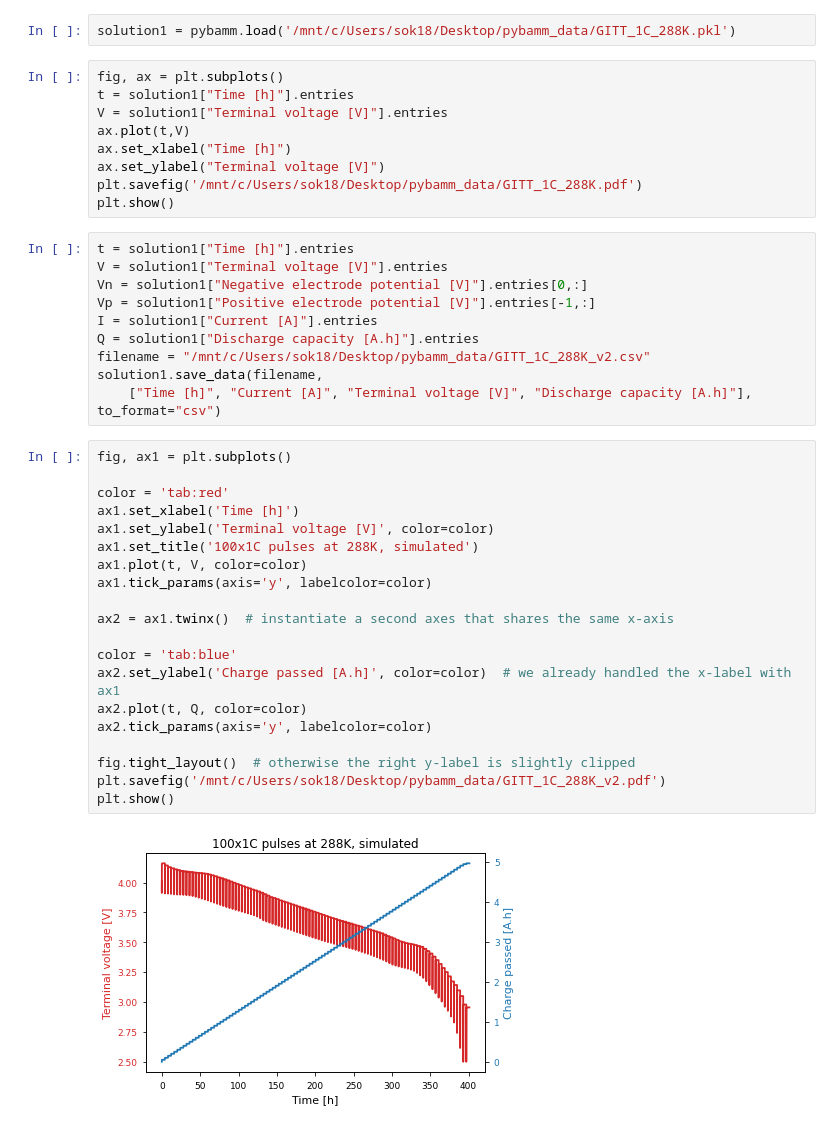
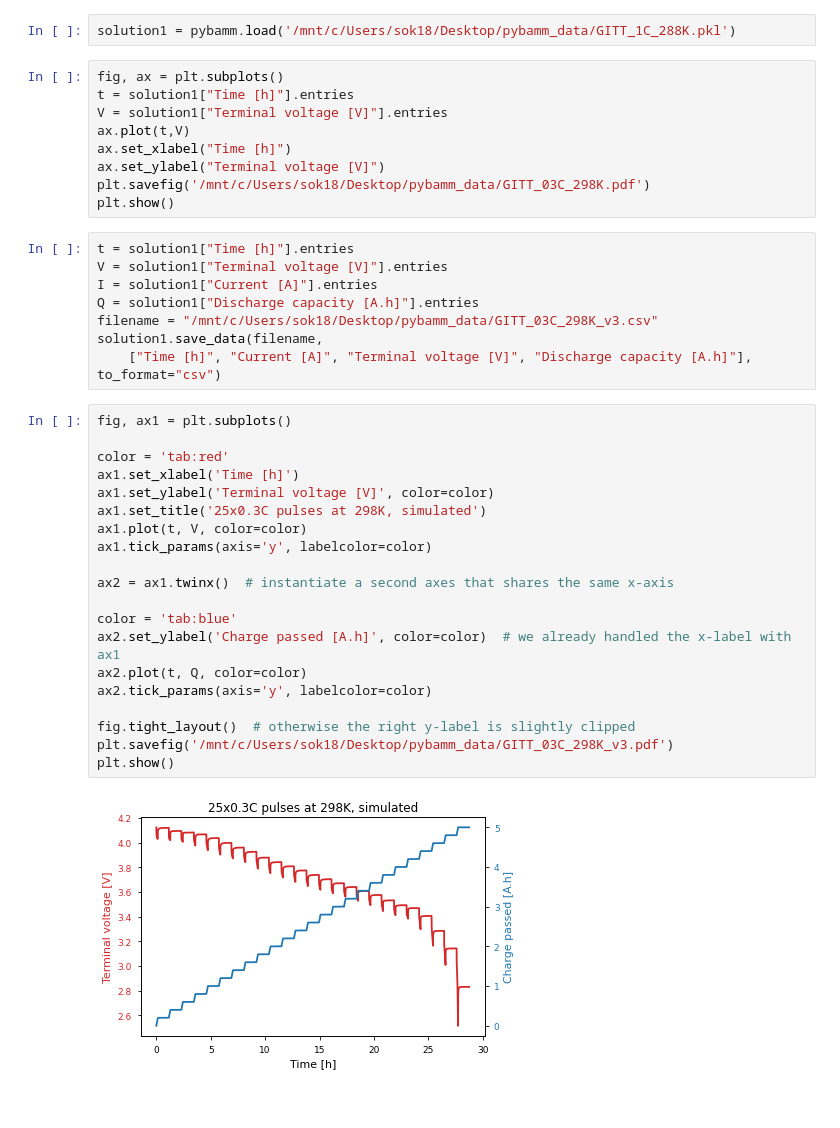
Before and after one commit to DrSOKane/PyBaMM, a Jupyter notebook: examples/notebooks/GITT-LGM50.ipynb, the cells around one changed output. Saved outputs shown, nothing was run; the diff lists cells and outputs as text.

```diff
--- a/examples/notebooks/GITT-LGM50.ipynb
+++ b/examples/notebooks/GITT-LGM50.ipynb
@@ -35,41 +36,39 @@ V = solution1["Terminal voltage [V]"].entries
 ax.plot(t,V)
 ax.set_xlabel("Time [h]")
 ax.set_ylabel("Terminal voltage [V]")
-plt.savefig('/mnt/c/Users/sok18/Desktop/pybamm_data/GITT_1C_288K.pdf')
+plt.savefig('/mnt/c/Users/sok18/Desktop/pybamm_data/GITT_03C_298K.pdf')
 plt.show()
 # %%
 t = solution1["Time [h]"].entries
 V = solution1["Terminal voltage [V]"].entries
-Vn = solution1["Negative electrode potential [V]"].entries[0,:]
-Vp = solution1["Positive electrode potential [V]"].entries[-1,:]
 I = solution1["Current [A]"].entries
 Q = solution1["Discharge capacity [A.h]"].entries
-filename = "/mnt/c/Users/sok18/Desktop/pybamm_data/GITT_1C_288K_v2.csv"
+filename = "/mnt/c/Users/sok18/Desktop/pybamm_data/GITT_03C_298K_v3.csv"
 solution1.save_data(filename,
     ["Time [h]", "Current [A]", "Terminal voltage [V]", "Discharge capacity [A.h]"],
 to_format="csv")
 # %%
 fig, ax1 = plt.subplots()
 
 color = 'tab:red'
 ax1.set_xlabel('Time [h]')
 ax1.set_ylabel('Terminal voltage [V]', color=color)
-ax1.set_title('100x1C pulses at 288K, simulated')
+ax1.set_title('25x0.3C pulses at 298K, simulated')
 ax1.plot(t, V, color=color)
 ax1.tick_params(axis='y', labelcolor=color)
 
 ax2 = ax1.twinx()  # instantiate a second axes that shares the same x-axis
 
 color = 'tab:blue'
 ax2.set_ylabel('Charge passed [A.h]', color=color)  # we already handled the x-label with ax1
 ax2.plot(t, Q, color=color)
 ax2.tick_params(axis='y', labelcolor=color)
 
 fig.tight_layout()  # otherwise the right y-label is slightly clipped
-plt.savefig('/mnt/c/Users/sok18/Desktop/pybamm_data/GITT_1C_288K_v2.pdf')
+plt.savefig('/mnt/c/Users/sok18/Desktop/pybamm_data/GITT_03C_298K_v3.pdf')
 plt.show()
 # %% [output]
-[figure, old version]
+[figure, new version]
 # %%
 # import experimental GITT data from file
 GITT_data = pd.read_csv(
```
Also changed, not shown: parts of 4 cells of this notebook, 6 other files.
